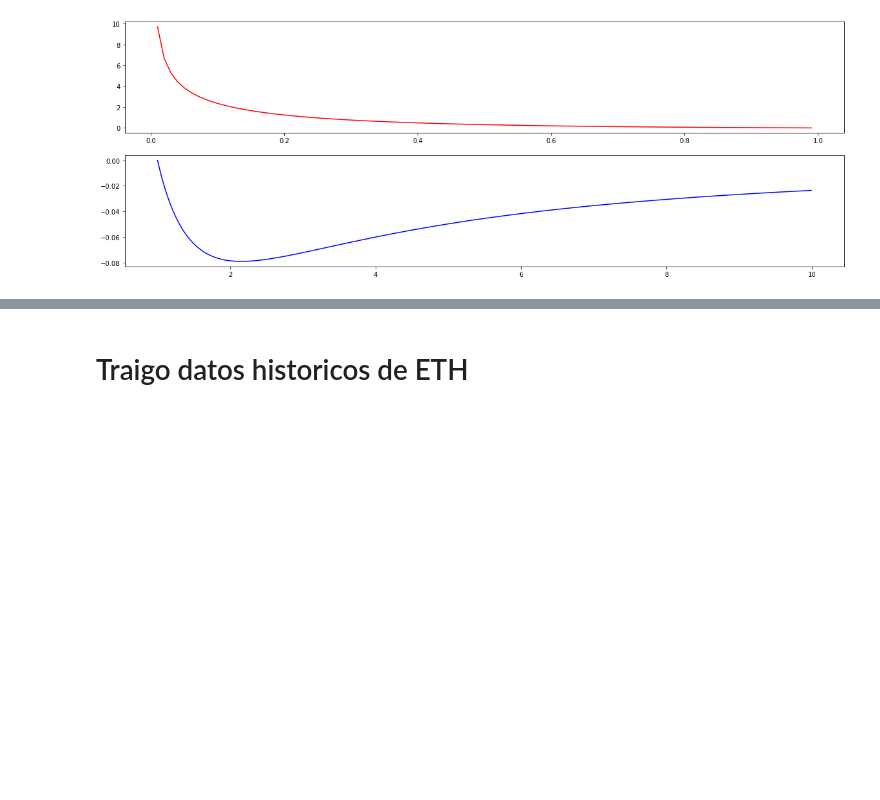
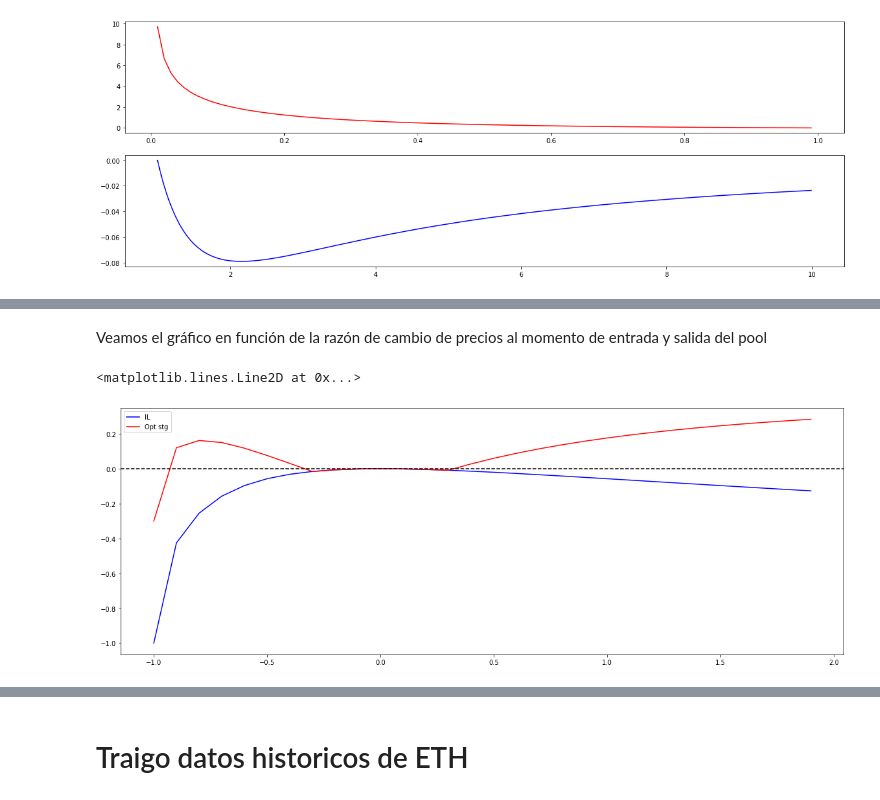
Before and after one commit to aguumg/Impermanent-Loss-Hedger, a Jupyter notebook: colabs/strategy _with _options.ipynb, the cells around one changed output, grey strips where cells are left out. Drawn from its saved outputs; the diff is of its cells as text; code cells hidden in the pictures; blank space fills up the shorter version.

```diff
--- a/colabs/strategy _with _options.ipynb
+++ b/colabs/strategy _with _options.ipynb
@@ -217,0 +281,19 @@ axs[1].plot(R_plus, IL_derivada_R(R_plus), c='blue')
+# %% [markdown]
+Veamos el gráfico en función de la razón de cambio de precios al momento de entrada y salida del pool
+# %%
+
+V_hold = balance_usdc + balance_eth * P
+V_pool = IL_R(1+price_change) * V_hold
+IL_sin_hedg = (V_pool - V_hold) / V_hold
+#
+IL_con_hedg = (r_p*np.ones(len(P))+V_pool + opt_stg - V_hold) / V_hold
+#
+fig, axs = plt.subplots(1,1,figsize = (20,7))
+axs.plot(price_change, IL_sin_hedg+1, c = 'blue', label = 'IL')
+# axs.plot(P, [call(p,K_call)+put(p,K_put) for p in P], c = 'blue', label = 'long strangle')
+axs.plot(price_change, IL_con_hedg+1, c = 'red', label = 'Opt stg')
+axs.legend()
+axs.axhline(y = 0, color = 'black', linestyle = '--')
+# %% [output]
+<matplotlib.lines.Line2D at 0x...>
+[figure, added]
```
Also changed, not shown: parts of 59 cells of this notebook.
